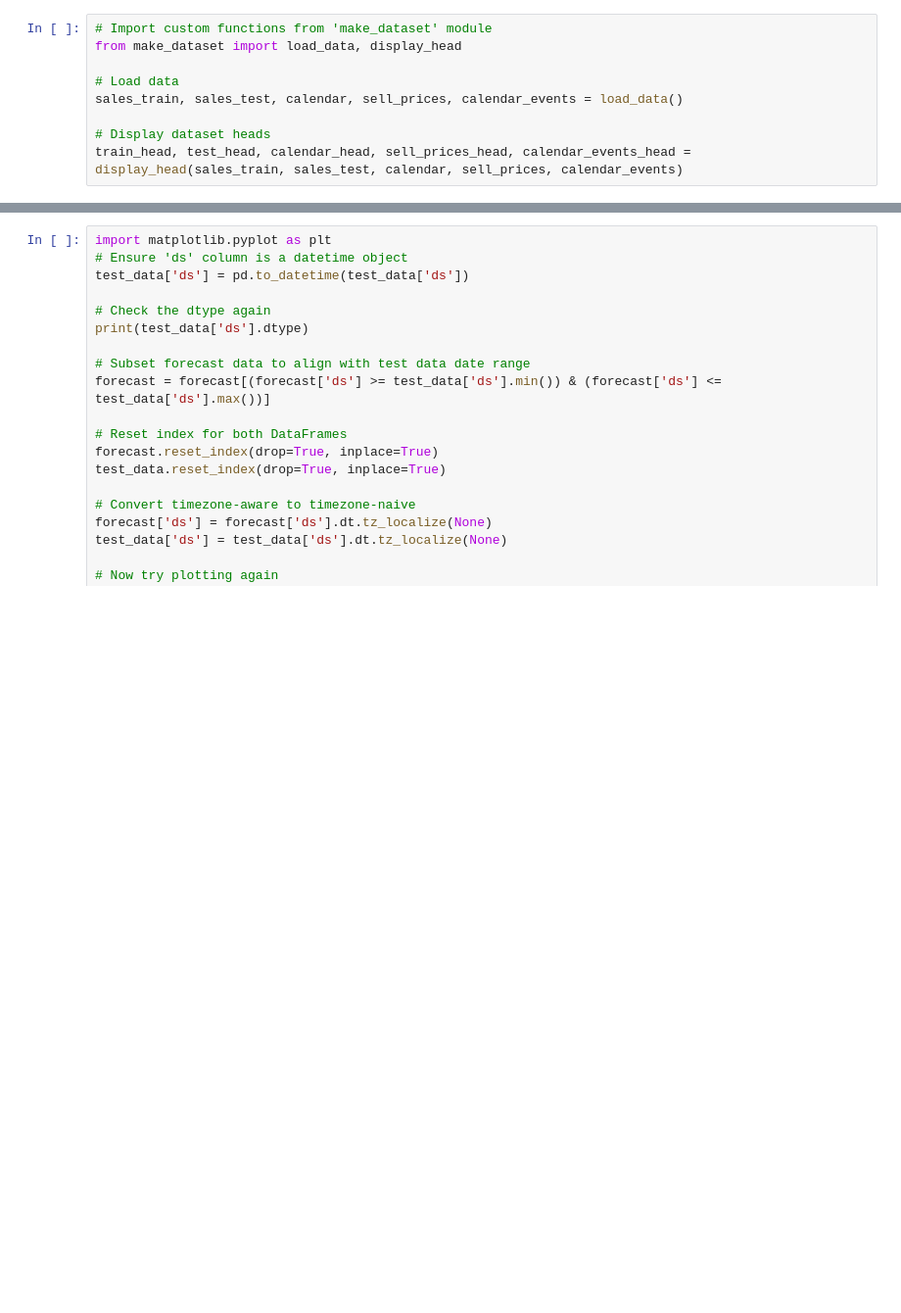
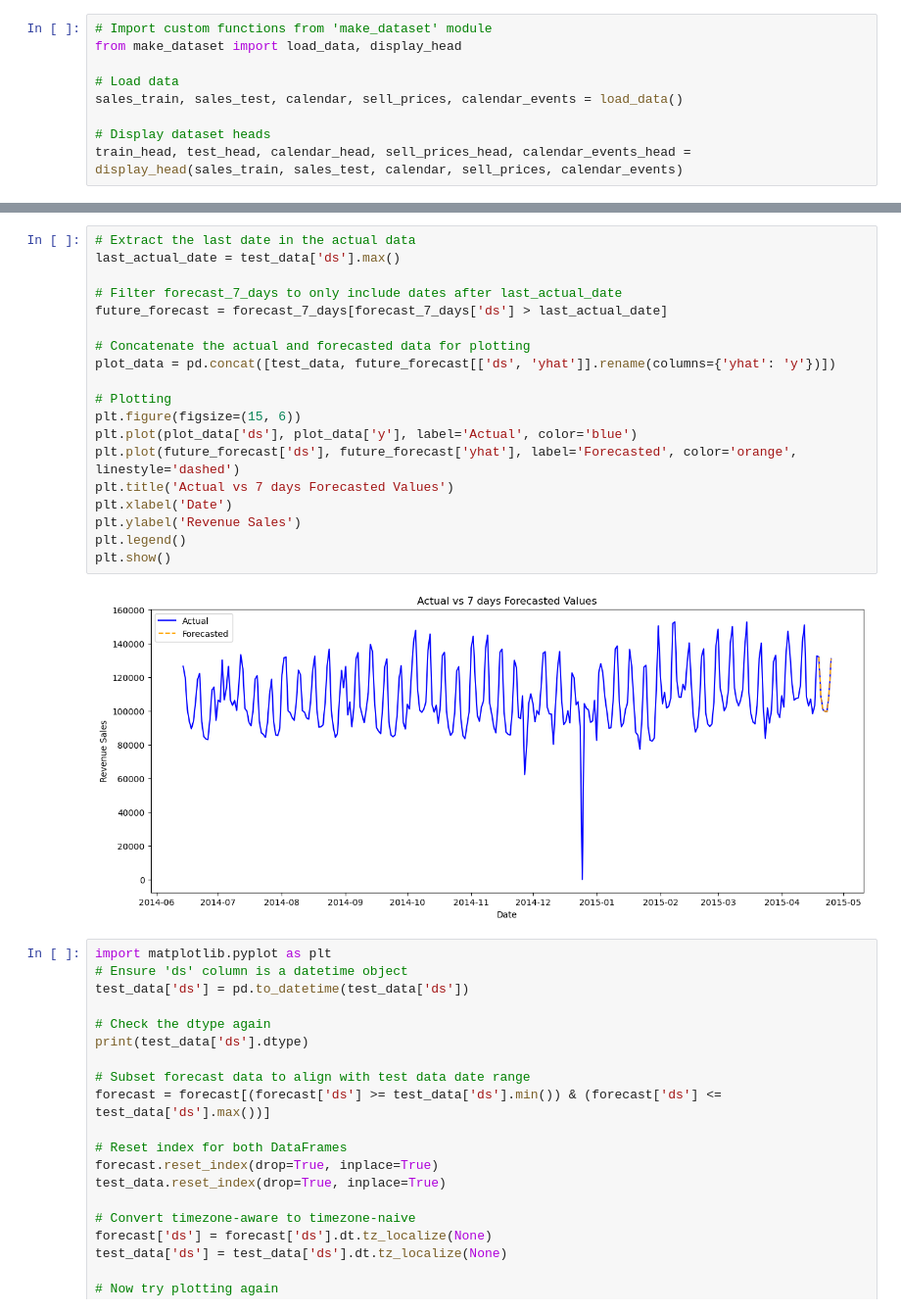
Before and after one commit to vishalraj247/SalesMaster-ML, a Jupyter notebook: notebooks/forecasting/raj_vishal-14227627-forecasting_phophet.ipynb, the cells around one changed output, grey strips where cells are left out. Shown: that part at 98% size. Saved outputs shown, nothing was run; the diff lists cells and outputs as text; blank space fills up the shorter version.

```diff
--- a/notebooks/forecasting/raj_vishal-14227627-forecasting_phophet.ipynb
+++ b/notebooks/forecasting/raj_vishal-14227627-forecasting_phophet.ipynb
@@ -66,3 +131,24 @@ print(test_data['ds'].min(), test_data['ds'].max())
+# %%
+# Extract the last date in the actual data
+last_actual_date = test_data['ds'].max()
+
+# Filter forecast_7_days to only include dates after last_actual_date
+future_forecast = forecast_7_days[forecast_7_days['ds'] > last_actual_date]
+
+# Concatenate the actual and forecasted data for plotting
+plot_data = pd.concat([test_data, future_forecast[['ds', 'yhat']].rename(columns={'yhat': 'y'})])
+
+# Plotting
+plt.figure(figsize=(15, 6))
+plt.plot(plot_data['ds'], plot_data['y'], label='Actual', color='blue')
+plt.plot(future_forecast['ds'], future_forecast['yhat'], label='Forecasted', color='orange', linestyle='dashed')
+plt.title('Actual vs 7 days Forecasted Values')
+plt.xlabel('Date')
+plt.ylabel('Revenue Sales')
+plt.legend()
+plt.show()
+# %% [output]
+[figure, added]
 # %%
 import matplotlib.pyplot as plt
 # Ensure 'ds' column is a datetime object
```
Also changed, not shown: parts of 8 cells of this notebook, 2 other files.
